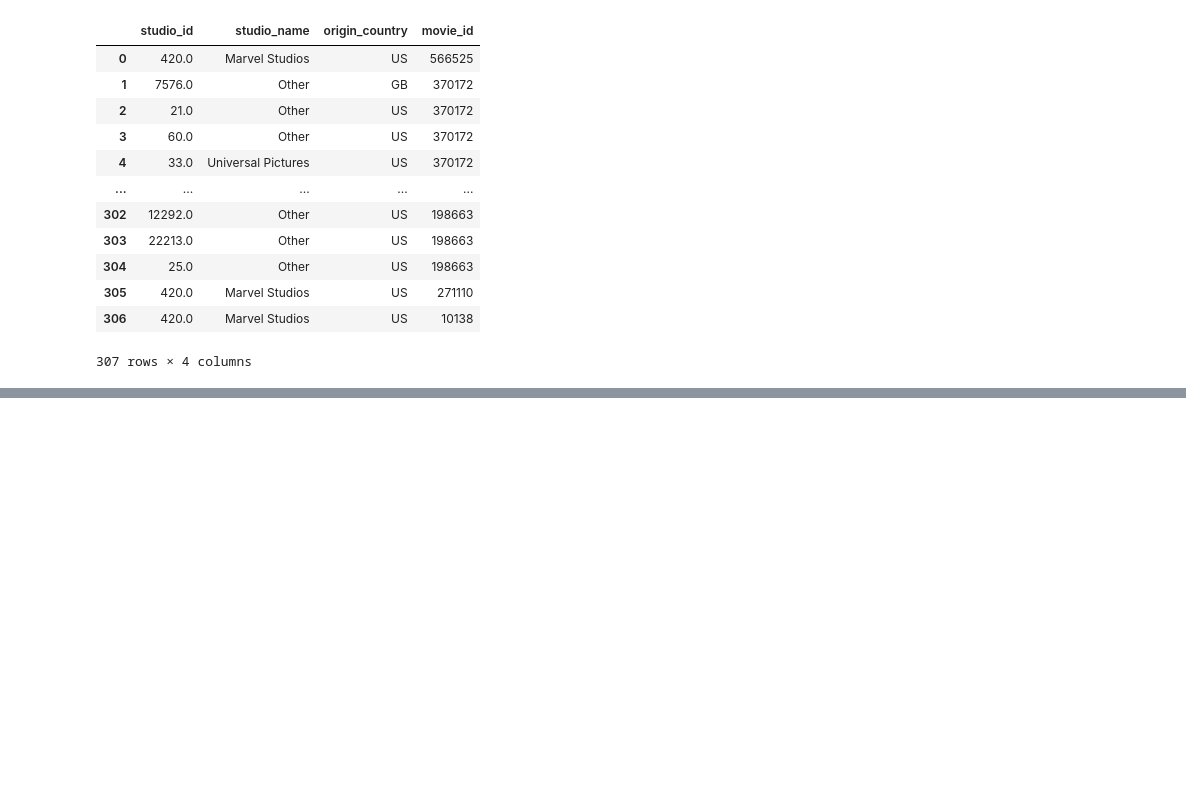
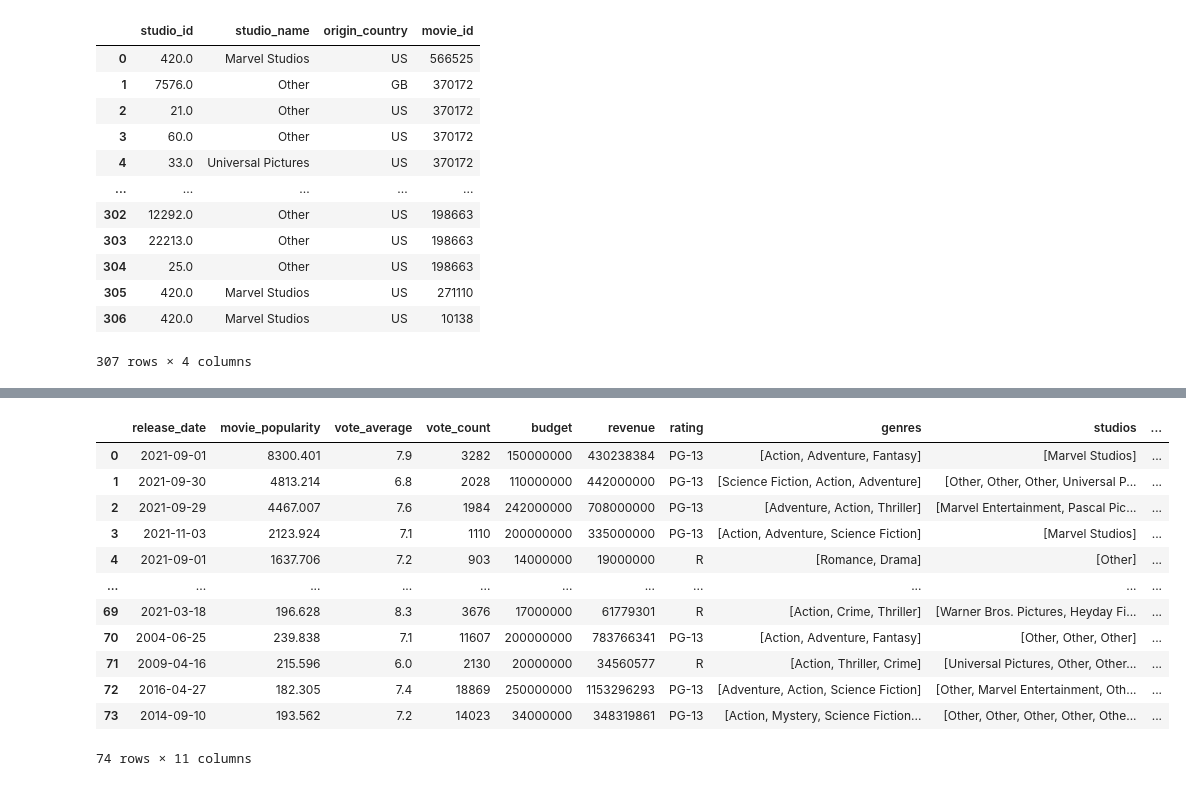
Before and after one commit to a-lau-gonza/The-Final-Project_F-PALS, a Jupyter notebook: Notebooks/test.ipynb, the cells around one changed output, grey strips where cells are left out. Cells and saved outputs as stored; diff of their text form; code cells hidden in the pictures; blank space fills up the shorter version.

Commit message:
created a table that would be viable to for machine learning

```diff
--- a/Notebooks/test.ipynb
+++ b/Notebooks/test.ipynb
@@ -102,0 +114,12 @@ dtype: int64
+# %%
+holder = []
+for names in grouped_lists['studio_name']:
+    holder.append(names.split(","))
+# movies['studio_list'] = holder
+# movies
+grouped_lists['studio_list'] = holder
+grouped_lists = grouped_lists.drop('studio_name', 1)
+# %%
+movies['studios'] = grouped_lists['studio_list']
+movies['release_date'] = pd.to_datetime(movies['release_date'], format= '%Y-%m-%dT')
+movies.dtypes
@@ -160,0 +166,9 @@ for lst in array[0]:
+# %%
+genre_title = []
+
+for ls in movies.genre_ids:
+    holder = []
+    for id in eval(ls):
+        holder.append(genres.loc[id]['name'])
+    genre_title.append(holder)
+genre_title
@@ -161,3 +193,3 @@ for lst in array[0]:
 # %%
-movies['num_genre_id'] = array
-movies
+movies['genres'] = genre_title
+movies = movies.drop('genre_ids',1)
@@ -202,0 +205,20 @@ df.actor_gender[df.actor_gender == 1] = 'female'
+# %%
+ml_table = movies[['movie_id','release_date','movie_popularity', 'vote_average', 'vote_count','budget','revenue', 'rating', 'genres','studios']]
+ml_table = ml_table.merge(actor_mean,on='movie_id', how = 'inner')
+ml_table = ml_table.merge(director_mean,on='movie_id', how = 'inner')
+ml_table = ml_table.drop('movie_id',1)
+ml_table
+# %% [output]
+|  | release_date | movie_popularity | vote_average | vote_count | budget | revenue | rating | genres | studios | ... |
+| 0 | 2021-09-01 | 8300.401 | 7.9 | 3282 | 150000000 | 430238384 | PG-13 | [Action, Adventure, Fantasy] | [Marvel Studios] | ... |
+| 1 | 2021-09-30 | 4813.214 | 6.8 | 2028 | 110000000 | 442000000 | PG-13 | [Science Fiction, Action, Adventure] | [Other, Other, Other, Universal P... | ... |
+| 2 | 2021-09-29 | 4467.007 | 7.6 | 1984 | 242000000 | 708000000 | PG-13 | [Adventure, Action, Thriller] | [Marvel Entertainment, Pascal Pic... | ... |
+| 3 | 2021-11-03 | 2123.924 | 7.1 | 1110 | 200000000 | 335000000 | PG-13 | [Action, Adventure, Science Fiction] | [Marvel Studios] | ... |
+| 4 | 2021-09-01 | 1637.706 | 7.2 | 903 | 14000000 | 19000000 | R | [Romance, Drama] | [Other] | ... |
+| ... | ... | ... | ... | ... | ... | ... | ... | ... | ... | ... |
+| 69 | 2021-03-18 | 196.628 | 8.3 | 3676 | 17000000 | 61779301 | R | [Action, Crime, Thriller] | [Warner Bros. Pictures, Heyday Fi... | ... |
+| 70 | 2004-06-25 | 239.838 | 7.1 | 11607 | 200000000 | 783766341 | PG-13 | [Action, Adventure, Fantasy] | [Other, Other, Other] | ... |
+| 71 | 2009-04-16 | 215.596 | 6.0 | 2130 | 20000000 | 34560577 | R | [Action, Thriller, Crime] | [Universal Pictures, Other, Other... | ... |
+| 72 | 2016-04-27 | 182.305 | 7.4 | 18869 | 250000000 | 1153296293 | PG-13 | [Adventure, Action, Science Fiction] | [Other, Marvel Entertainment, Oth... | ... |
+| 73 | 2014-09-10 | 193.562 | 7.2 | 14023 | 34000000 | 348319861 | PG-13 | [Action, Mystery, Science Fiction... | [Other, Other, Other, Other, Othe... | ... |
+74 rows × 11 columns
```
Also changed, not shown: parts of 14 cells of this notebook, 1 other file.
